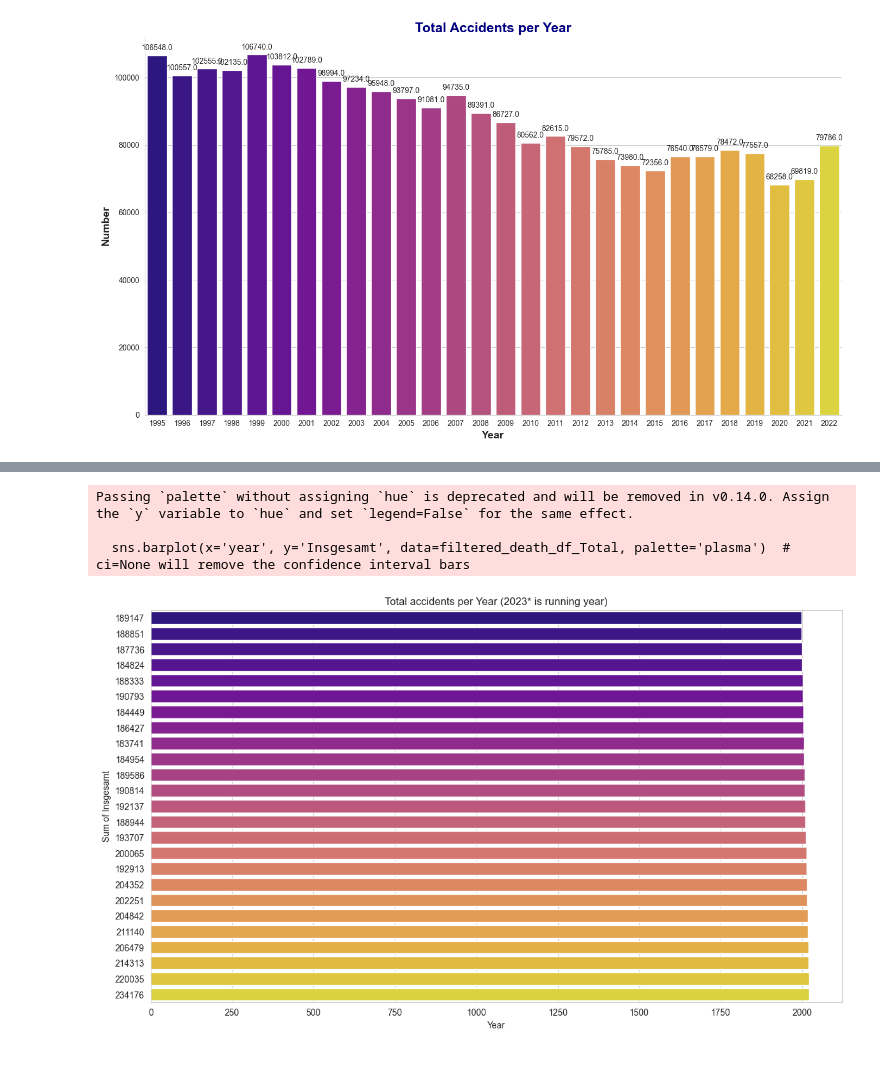
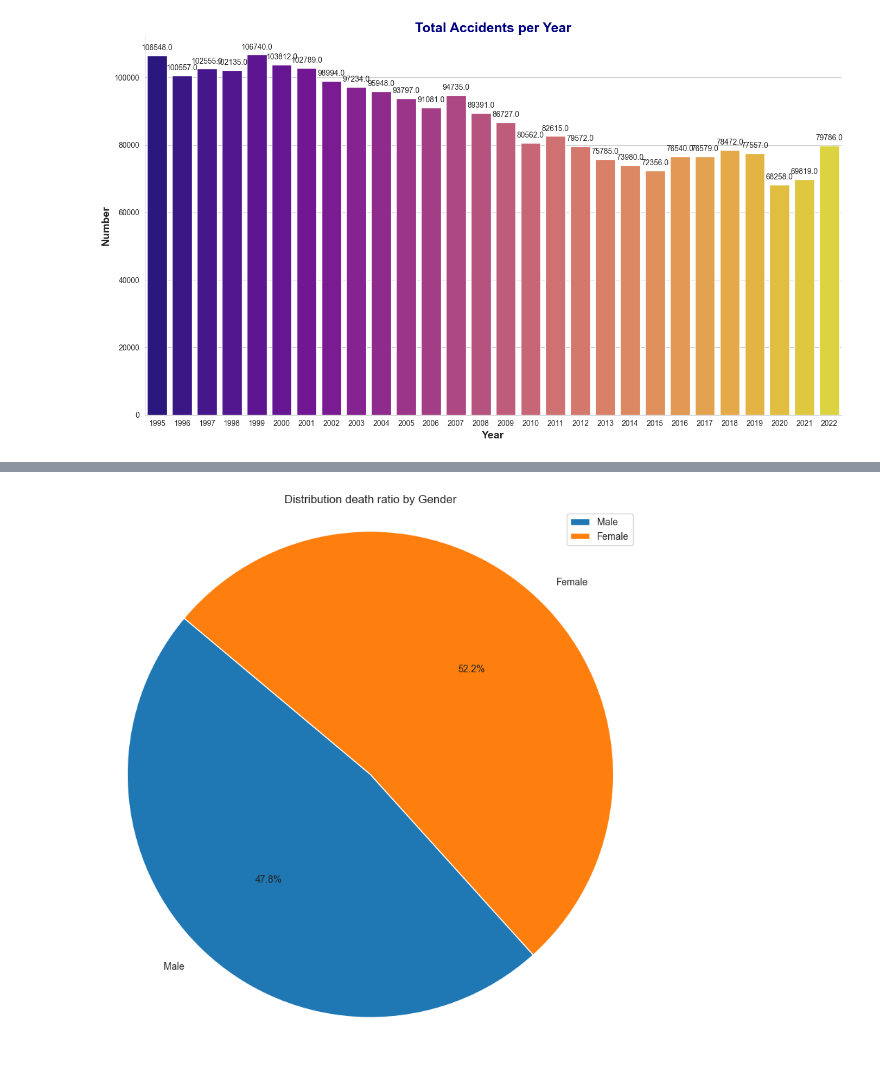
Before and after one commit to prathameshagare/made-template-ws2324, a Jupyter notebook: project/report.ipynb, the cells around one changed output, grey strips where cells are left out. Cells and saved outputs as stored; diff of their text form; code cells hidden in the pictures.

```diff
--- a/project/report.ipynb
+++ b/project/report.ipynb
@@ -181,14 +176,30 @@ Passing `palette` without assigning `hue` is deprecated and will be removed in v
   bar_plot = sns.barplot(x='year', y='Insgesamt', data=filtered_df, estimator=sum, palette='plasma', ci=None)
 [figure]
 # %%
+import numpy as np
 # Filter only Year, City, and Total death records in Nordrhein-Westfalen city
+dtype_dict = {
+    'Total': 'int',
+    'Female': 'int',
+    'Male': 'int'
+    # add more columns as needed
+}
 columns_to_keep_death = ['year', 'city','accidentType','Total','Female','Male']
 New_death_df = death_df[columns_to_keep_death]
+New_death_df = New_death_df.replace('-', np.nan)
+New_death_df.dropna(subset=['Total','Female','Male'], inplace=True)
+New_death_df.astype(dtype_dict)
+# New_death_df = New_death_df.fillna('')
+
 filtered_death_df = New_death_df[New_death_df['city'] == 'Nordrhein-Westfalen']
-
+print(filtered_death_df.head(5))
+#print(filtered_death_df['Total'] == "")
 filtered_death_df_Total = filtered_death_df[filtered_death_df['accidentType'] == 'Insgesamt']
 # filtered_death_df_Total = filtered_death_df_Total.rename(columns=[])
-filtered_death_df_Total.rename(columns={'Total': 'Insgesamt'}, inplace=True)
+#filtered_death_df_Total.rename(columns={'Total': 'Insgesamt'}, inplace=True)
+filtered_death_df_Total = filtered_death_df_Total.sort_values(by='year', ascending=False)
 
-print(filtered_death_df_Total)
+filtered_death_df_Total = filtered_death_df_Total.astype(dtype_dict)
+# filtered_death_df_Total['Total'] = filtered_death_df_Total['Total'].astype(int)
+#print(filtered_death_df_Total)
 # %% [output]
@@ -216,23 +219,28 @@ See the caveats in the documentation: https://pandas.pydata.org/pandas-docs/stab
-# %%
-import matplotlib.pyplot as plt
-import seaborn as sns
-
-# Ensure 'Insgesamt' is a numeric type if it's not
-# New_Accident_df['Insgesamt'] = pd.to_numeric(New_Accident_df['Insgesamt'], errors='coerce')
-
-# Sum of 'Insgesamt' per year
-plt.figure(figsize=(14, 8))
-# sns.barplot(x='year', y='Total', data=filtered_death_df_Total, palette='plasma', ci=None)  # ci=None will remove the confidence interval bars
-sns.barplot(x='year', y='Insgesamt', data=filtered_death_df_Total, palette='plasma')  # ci=None will remove the confidence interval bars
-plt.title('Total accidents per Year (2023* is running year)')
-plt.xlabel('Year')
-plt.ylabel('Sum of Insgesamt')
-plt.show()
-# %% [output]
-Passing `palette` without assigning `hue` is deprecated and will be removed in v0.14.0. Assign the `y` variable to `hue` and set `legend=False` for the same effect.
-
-  sns.barplot(x='year', y='Insgesamt', data=filtered_death_df_Total, palette='plasma')  # ci=None will remove the confidence interval bars
-[figure, removed]
+# %%
+import matplotlib.pyplot as plt
+import pandas as pd
+
+# Assuming df is your DataFrame and is already loaded
+# Summing the 'Male' and 'Female' columns
+gender_totals = filtered_death_df_Total[['Male', 'Female']].sum()
+
+# Plotting
+plt.figure(figsize=(10, 10))  # Adjust the size of the figure as needed
+
+# Creating the pie chart
+plt.pie(gender_totals, labels=gender_totals.index, autopct='%1.1f%%', startangle=140)
+
+# Equal aspect ratio ensures that pie is drawn as a circle.
+plt.axis('equal')
+
+# Adding a title
+plt.title('Distribution death ratio by Gender')
+
+# Show the plot
+plt.legend()
+plt.show()
+# %% [output]
+[figure, added]
 # %%
 import matplotlib.pyplot as plt
 import seaborn as sns
```
Also changed, not shown: parts of 7 cells of this notebook.
